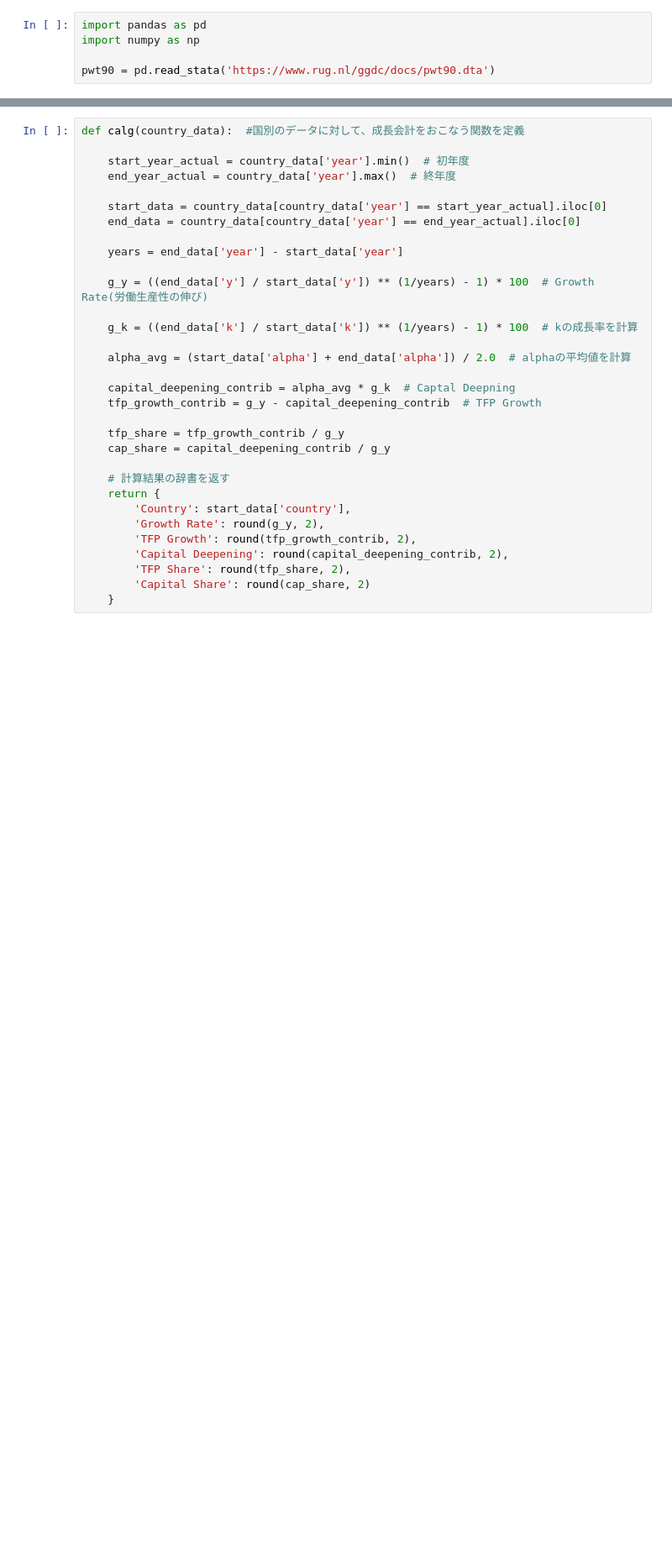
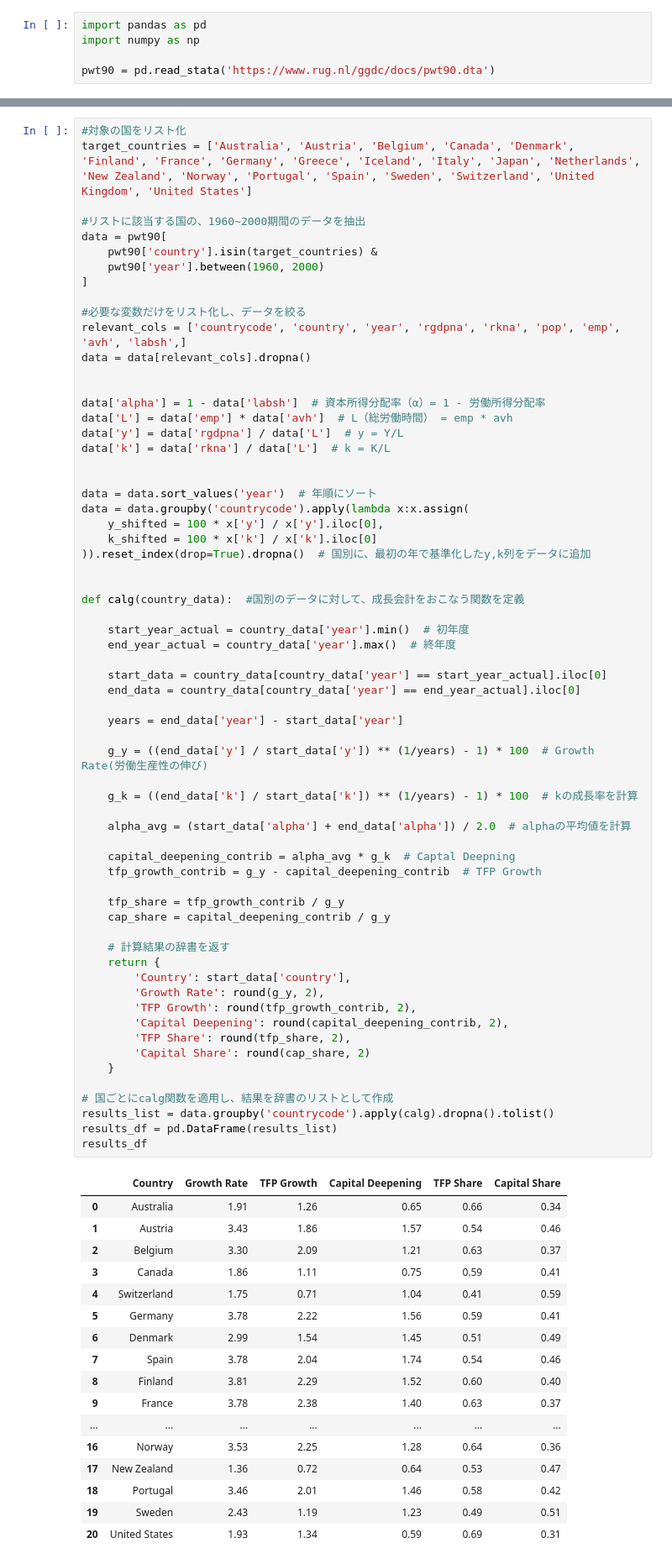
Before and after one commit to Katsushi-Nakanishi/quant-macro, a Jupyter notebook: GrowthAccounting.ipynb, the cells around one changed output, grey strips where cells are left out. Shown at 84% size. Saved outputs shown, nothing was run; the diff lists cells and outputs as text; blank space fills up the shorter version.

```diff
--- a/GrowthAccounting.ipynb
+++ b/GrowthAccounting.ipynb
@@ -32,32 +12,82 @@ data = data.groupby('countrycode').apply(lambda x:x.assign(
 # %%
+#対象の国をリスト化
+target_countries = ['Australia', 'Austria', 'Belgium', 'Canada', 'Denmark', 'Finland', 'France', 'Germany', 'Greece', 'Iceland', 'Italy', 'Japan', 'Netherlands', 'New Zealand', 'Norway', 'Portugal', 'Spain', 'Sweden', 'Switzerland', 'United Kingdom', 'United States']
+
+#リストに該当する国の、1960~2000期間のデータを抽出
+data = pwt90[
+    pwt90['country'].isin(target_countries) &
+    pwt90['year'].between(1960, 2000)
+]
+
+#必要な変数だけをリスト化し、データを絞る
+relevant_cols = ['countrycode', 'country', 'year', 'rgdpna', 'rkna', 'pop', 'emp', 'avh', 'labsh',]
+data = data[relevant_cols].dropna()
+
+
+data['alpha'] = 1 - data['labsh']  # 資本所得分配率（α）= 1 - 労働所得分配率
+data['L'] = data['emp'] * data['avh']  # L（総労働時間） = emp * avh
+data['y'] = data['rgdpna'] / data['L']  # y = Y/L
+data['k'] = data['rkna'] / data['L']  # k = K/L
+
+
+data = data.sort_values('year')  # 年順にソート
+data = data.groupby('countrycode').apply(lambda x:x.assign(
+    y_shifted = 100 * x['y'] / x['y'].iloc[0],
+    k_shifted = 100 * x['k'] / x['k'].iloc[0]
+)).reset_index(drop=True).dropna()  # 国別に、最初の年で基準化したy,k列をデータに追加
+
+
 def calg(country_data):  #国別のデータに対して、成長会計をおこなう関数を定義
 
     start_year_actual = country_data['year'].min()  # 初年度
     end_year_actual = country_data['year'].max()  # 終年度
 
     start_data = country_data[country_data['year'] == start_year_actual].iloc[0]
     end_data = country_data[country_data['year'] == end_year_actual].iloc[0]
 
     years = end_data['year'] - start_data['year']
 
     g_y = ((end_data['y'] / start_data['y']) ** (1/years) - 1) * 100  # Growth Rate(労働生産性の伸び)
 
     g_k = ((end_data['k'] / start_data['k']) ** (1/years) - 1) * 100  # kの成長率を計算
 
     alpha_avg = (start_data['alpha'] + end_data['alpha']) / 2.0  # alphaの平均値を計算
 
     capital_deepening_contrib = alpha_avg * g_k  # Captal Deepning
     tfp_growth_contrib = g_y - capital_deepening_contrib  # TFP Growth
 
     tfp_share = tfp_growth_contrib / g_y
     cap_share = capital_deepening_contrib / g_y
 
     # 計算結果の辞書を返す
     return {
         'Country': start_data['country'],
         'Growth Rate': round(g_y, 2),
         'TFP Growth': round(tfp_growth_contrib, 2),
         'Capital Deepening': round(capital_deepening_contrib, 2),
         'TFP Share': round(tfp_share, 2),
         'Capital Share': round(cap_share, 2)
     }
+
+# 国ごとにcalg関数を適用し、結果を辞書のリストとして作成
+results_list = data.groupby('countrycode').apply(calg).dropna().tolist()
+results_df = pd.DataFrame(results_list)
+results_df
+# %% [output]
+|  | Country | Growth Rate | TFP Growth | Capital Deepening | TFP Share | Capital Share |
+| 0 | Australia | 1.91 | 1.26 | 0.65 | 0.66 | 0.34 |
+| 1 | Austria | 3.43 | 1.86 | 1.57 | 0.54 | 0.46 |
+| 2 | Belgium | 3.30 | 2.09 | 1.21 | 0.63 | 0.37 |
+| 3 | Canada | 1.86 | 1.11 | 0.75 | 0.59 | 0.41 |
+| 4 | Switzerland | 1.75 | 0.71 | 1.04 | 0.41 | 0.59 |
+| 5 | Germany | 3.78 | 2.22 | 1.56 | 0.59 | 0.41 |
+| 6 | Denmark | 2.99 | 1.54 | 1.45 | 0.51 | 0.49 |
+| 7 | Spain | 3.78 | 2.04 | 1.74 | 0.54 | 0.46 |
+| 8 | Finland | 3.81 | 2.29 | 1.52 | 0.60 | 0.40 |
+| 9 | France | 3.78 | 2.38 | 1.40 | 0.63 | 0.37 |
+| ... | ... | ... | ... | ... | ... | ... |
+| 16 | Norway | 3.53 | 2.25 | 1.28 | 0.64 | 0.36 |
+| 17 | New Zealand | 1.36 | 0.72 | 0.64 | 0.53 | 0.47 |
+| 18 | Portugal | 3.46 | 2.01 | 1.46 | 0.58 | 0.42 |
+| 19 | Sweden | 2.43 | 1.19 | 1.23 | 0.49 | 0.51 |
+| 20 | United States | 1.93 | 1.34 | 0.59 | 0.69 | 0.31 |
```
Also changed, not shown: parts of 9 cells of this notebook.
